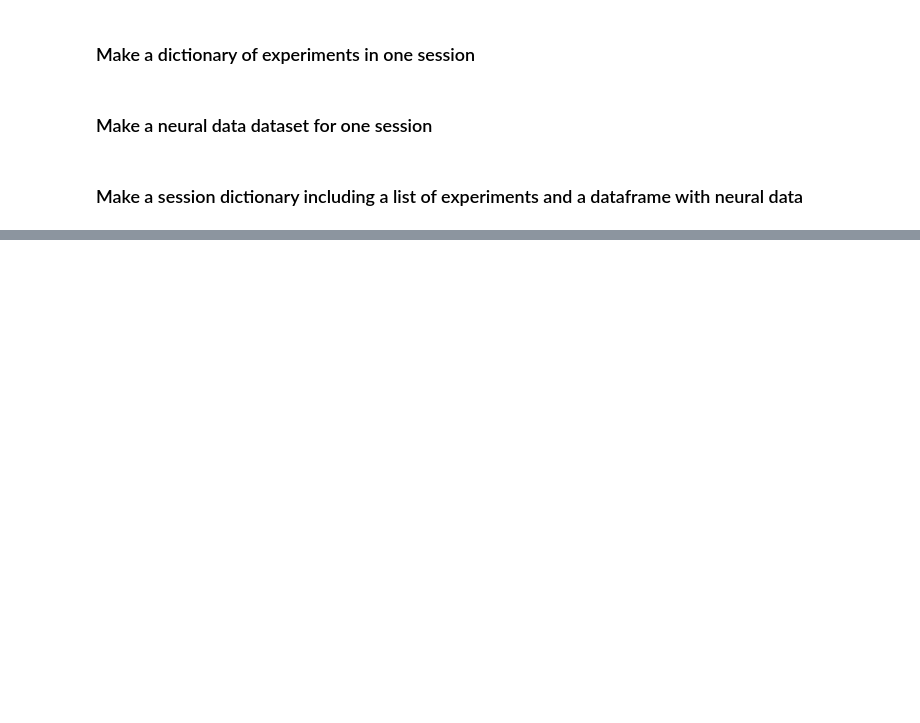
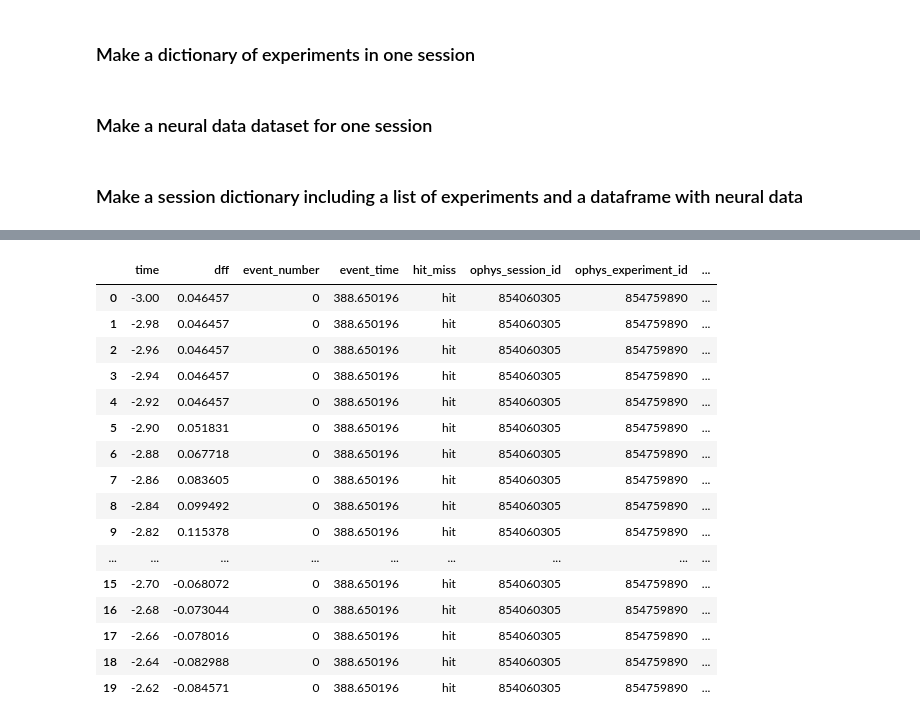
Before and after one commit to odmina/misbehaving_armadillos, a Jupyter notebook: Align_neural_activity_with_stimulus_changes.ipynb, the cells around one changed output, grey strips where cells are left out. Saved outputs shown, nothing was run; the diff lists cells and outputs as text; code cells hidden in the pictures; blank space fills up the shorter version.

```diff
--- a/Align_neural_activity_with_stimulus_changes.ipynb
+++ b/Align_neural_activity_with_stimulus_changes.ipynb
@@ -286,0 +231,20 @@ def session_make_dictionary(ophys_session_id):
+# %%
+my_cells.head(20)
+# %% [output]
+|  | time | dff | event_number | event_time | hit_miss | ophys_session_id | ophys_experiment_id | ... |
+| 0 | -3.00 | 0.046457 | 0 | 388.650196 | hit | 854060305 | 854759890 | ... |
+| 1 | -2.98 | 0.046457 | 0 | 388.650196 | hit | 854060305 | 854759890 | ... |
+| 2 | -2.96 | 0.046457 | 0 | 388.650196 | hit | 854060305 | 854759890 | ... |
+| 3 | -2.94 | 0.046457 | 0 | 388.650196 | hit | 854060305 | 854759890 | ... |
+| 4 | -2.92 | 0.046457 | 0 | 388.650196 | hit | 854060305 | 854759890 | ... |
+| 5 | -2.90 | 0.051831 | 0 | 388.650196 | hit | 854060305 | 854759890 | ... |
+| 6 | -2.88 | 0.067718 | 0 | 388.650196 | hit | 854060305 | 854759890 | ... |
+| 7 | -2.86 | 0.083605 | 0 | 388.650196 | hit | 854060305 | 854759890 | ... |
+| 8 | -2.84 | 0.099492 | 0 | 388.650196 | hit | 854060305 | 854759890 | ... |
+| 9 | -2.82 | 0.115378 | 0 | 388.650196 | hit | 854060305 | 854759890 | ... |
+| ... | ... | ... | ... | ... | ... | ... | ... | ... |
+| 15 | -2.70 | -0.068072 | 0 | 388.650196 | hit | 854060305 | 854759890 | ... |
+| 16 | -2.68 | -0.073044 | 0 | 388.650196 | hit | 854060305 | 854759890 | ... |
+| 17 | -2.66 | -0.078016 | 0 | 388.650196 | hit | 854060305 | 854759890 | ... |
+| 18 | -2.64 | -0.082988 | 0 | 388.650196 | hit | 854060305 | 854759890 | ... |
+| 19 | -2.62 | -0.084571 | 0 | 388.650196 | hit | 854060305 | 854759890 | ... |
```
Also changed, not shown: parts of 31 cells of this notebook.
